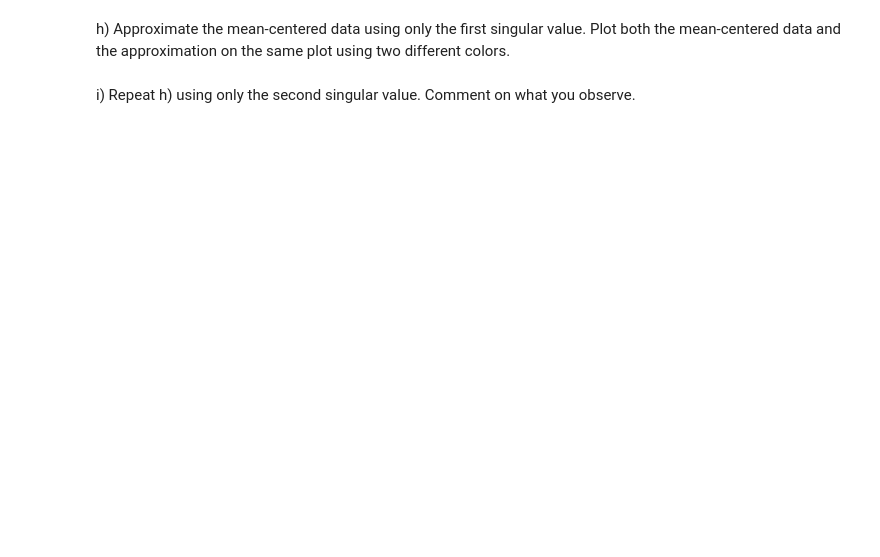
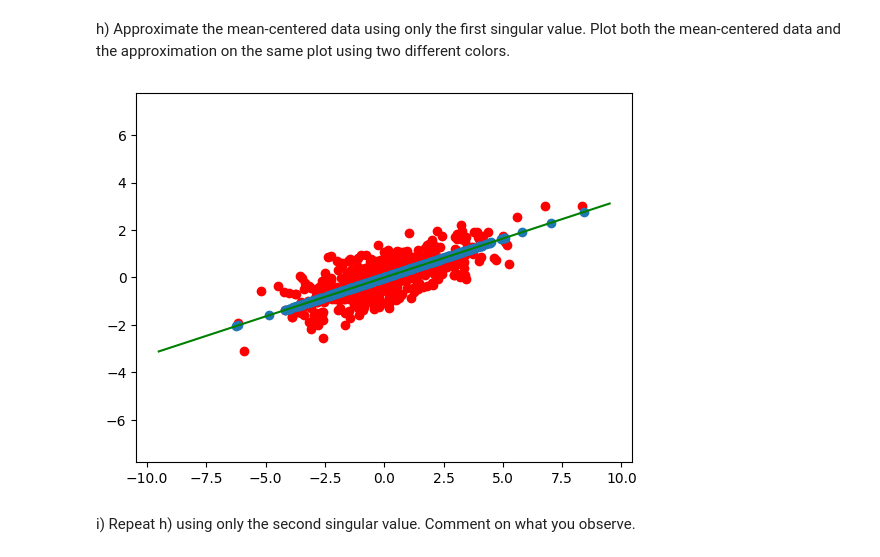
Before and after one commit to sj0726/CS506-Fall2022, a Jupyter notebook: worksheets/worksheet_08.ipynb, the cells around one changed output. Drawn from its saved outputs; the diff is of its cells as text; code cells hidden in the pictures; blank space fills up the shorter version.

```diff
--- a/worksheets/worksheet_08.ipynb
+++ b/worksheets/worksheet_08.ipynb
@@ -118,4 +115,16 @@ g) Appoximating the data using either the first or second singular value will re
 # %% [markdown]
 h) Approximate the mean-centered data using only the first singular value. Plot both the mean-centered data and the approximation on the same plot using two different colors.
+# %%
+scopy = s.copy()
+scopy[1] = 0.0
+reducedX = u @ np.diag(scopy) @ vt
+plt.axis('equal')
+plt.scatter(mean_centered[:,0],mean_centered[:,1], color='r')
+plt.scatter(reducedX[:,0], reducedX[:,1])
+endpoints = np.array([[-10],[10]]) @ vt[[0],:]
+_ = plt.plot(endpoints[:,0], endpoints[:,1], 'g-')
+plt.show()
+# %% [output]
+[figure, added]
 # %% [markdown]
 i) Repeat h) using only the second singular value. Comment on what you observe.
```
Also changed, not shown: parts of 7 cells of this notebook, 8 other files.
